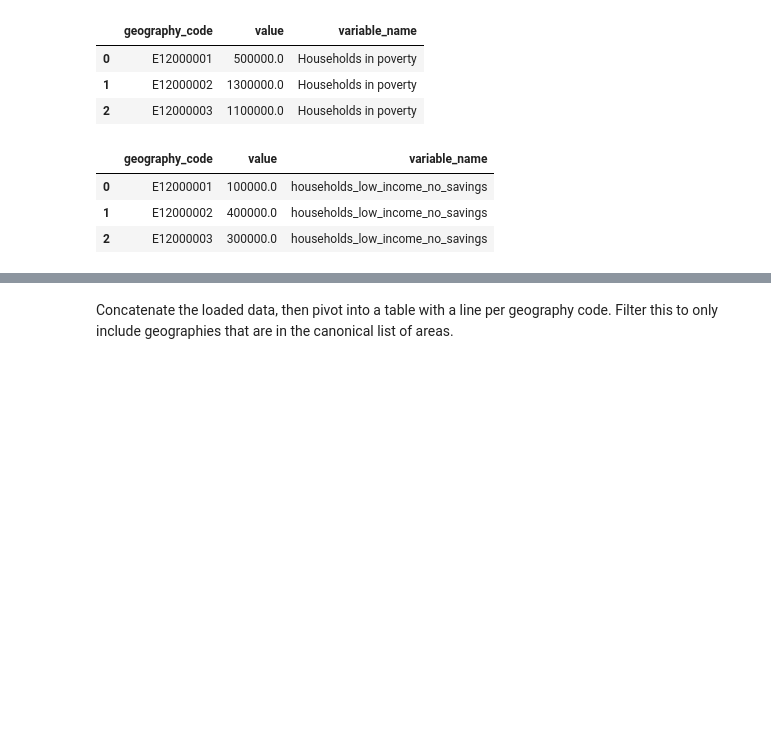
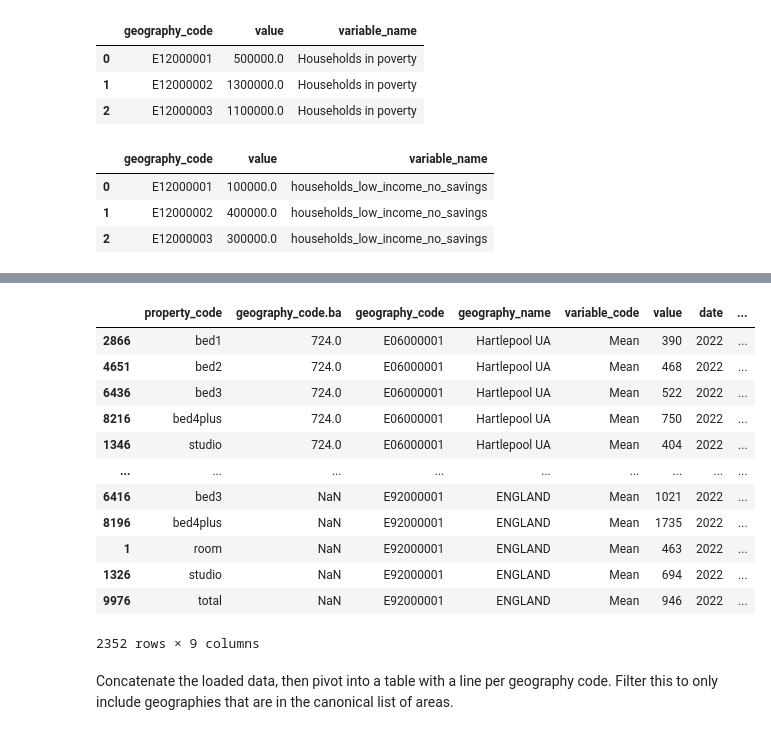
Before and after one commit to open-innovations/jrf-insight, a Jupyter notebook: pipelines/place/transform.ipynb, the cells around one changed output, grey strips where cells are left out. Cells and saved outputs as stored; diff of their text form; code cells hidden in the pictures; blank space fills up the shorter version.

```diff
--- a/pipelines/place/transform.ipynb
+++ b/pipelines/place/transform.ipynb
@@ -238,3 +285,26 @@ economic_inactivity
+# %%
+rental_prices = pd.read_csv(f'{DATA_DIR}/rental-prices/rental-prices.csv')
+rental_prices['date'] = rental_prices['date'].str[:4]
+rental_prices['date'] = pd.to_numeric(rental_prices['date'])
+rental_prices = rental_prices[rental_prices.variable_code == 'Mean']
+rental_prices = rental_prices.loc[rental_prices.groupby(['geography_code', 'property_name'])['date'].idxmax()]
+#print(rental_prices.variable_code.unique())
+
+rental_prices
+# %% [output]
+|  | property_code | geography_code.ba | geography_code | geography_name | variable_code | value | date | ... |
+| 2866 | bed1 | 724.0 | E06000001 | Hartlepool UA | Mean | 390 | 2022 | ... |
+| 4651 | bed2 | 724.0 | E06000001 | Hartlepool UA | Mean | 468 | 2022 | ... |
+| 6436 | bed3 | 724.0 | E06000001 | Hartlepool UA | Mean | 522 | 2022 | ... |
+| 8216 | bed4plus | 724.0 | E06000001 | Hartlepool UA | Mean | 750 | 2022 | ... |
+| 1346 | studio | 724.0 | E06000001 | Hartlepool UA | Mean | 404 | 2022 | ... |
+| ... | ... | ... | ... | ... | ... | ... | ... | ... |
+| 6416 | bed3 | NaN | E92000001 | ENGLAND | Mean | 1021 | 2022 | ... |
+| 8196 | bed4plus | NaN | E92000001 | ENGLAND | Mean | 1735 | 2022 | ... |
+| 1 | room | NaN | E92000001 | ENGLAND | Mean | 463 | 2022 | ... |
+| 1326 | studio | NaN | E92000001 | ENGLAND | Mean | 694 | 2022 | ... |
+| 9976 | total | NaN | E92000001 | ENGLAND | Mean | 946 | 2022 | ... |
+2352 rows × 9 columns
 # %% [markdown]
 Concatenate the loaded data, then pivot into a table with a line per geography code. Filter this to only include geographies that are in the canonical list of areas.
 # %%
```
Also changed, not shown: parts of 6 cells of this notebook, 10 other files.
